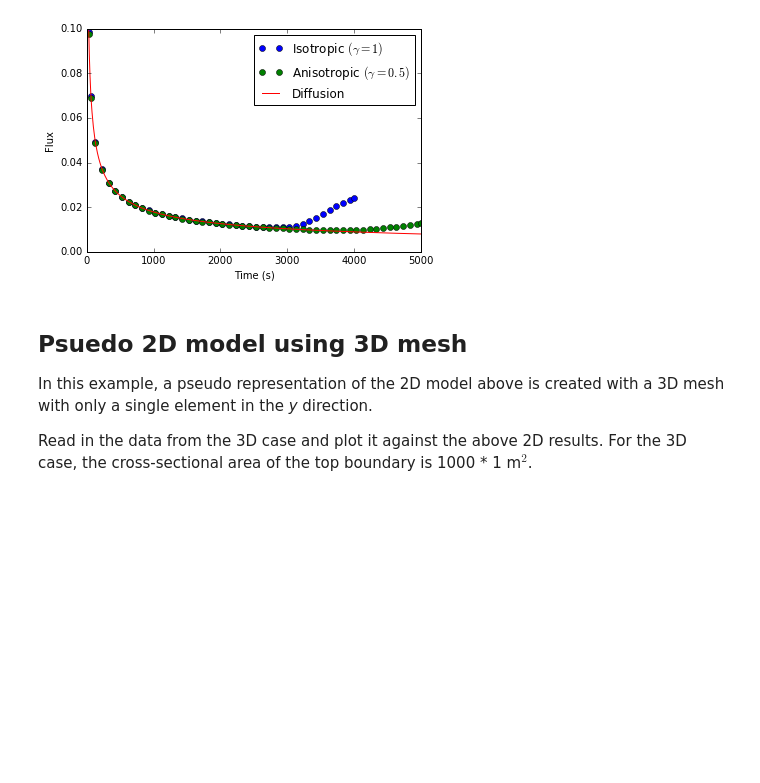
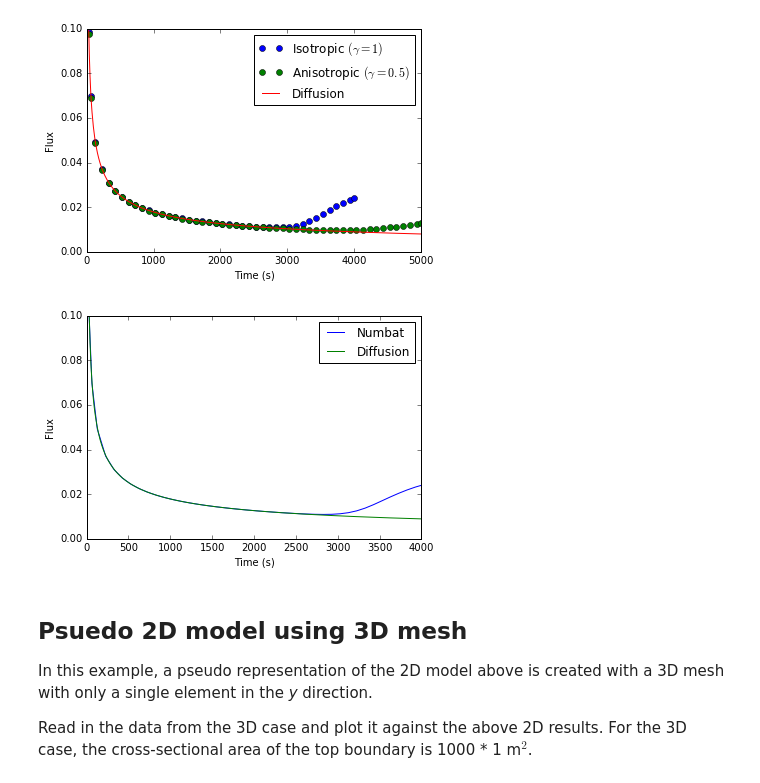
Before and after one commit to cpgr/numbat, a Jupyter notebook: documentation/examples/NumbatExamples.ipynb, the cells around one changed output. Saved outputs shown, nothing was run; the diff lists cells and outputs as text; code cells hidden in the pictures; blank space fills up the shorter version.

```diff
--- a/documentation/examples/NumbatExamples.ipynb
+++ b/documentation/examples/NumbatExamples.ipynb
@@ -34,6 +34,17 @@ plt.legend(loc = 'best')
 plt.ylim([0,0.1]);
 # %% [output]
 [figure]
+# %%
+plt.plot(moosedata2D.time, -moosedata2D.boundaryfluxint / width, label = 'Numbat')
+plt.plot(tdata, cdata, label = 'Diffusion')
+plt.xlabel('Time (s)')
+plt.ylabel('Flux')
+plt.legend(loc = 'best')
+plt.ylim([0,0.1]);
+plt.xlim([0,4000]);
+plt.savefig("2Dflux.png")
+# %% [output]
+[figure, added]
 # %% [markdown]
 ## Psuedo 2D model using 3D mesh ##
 
```
Also changed, not shown: 4 other files.
